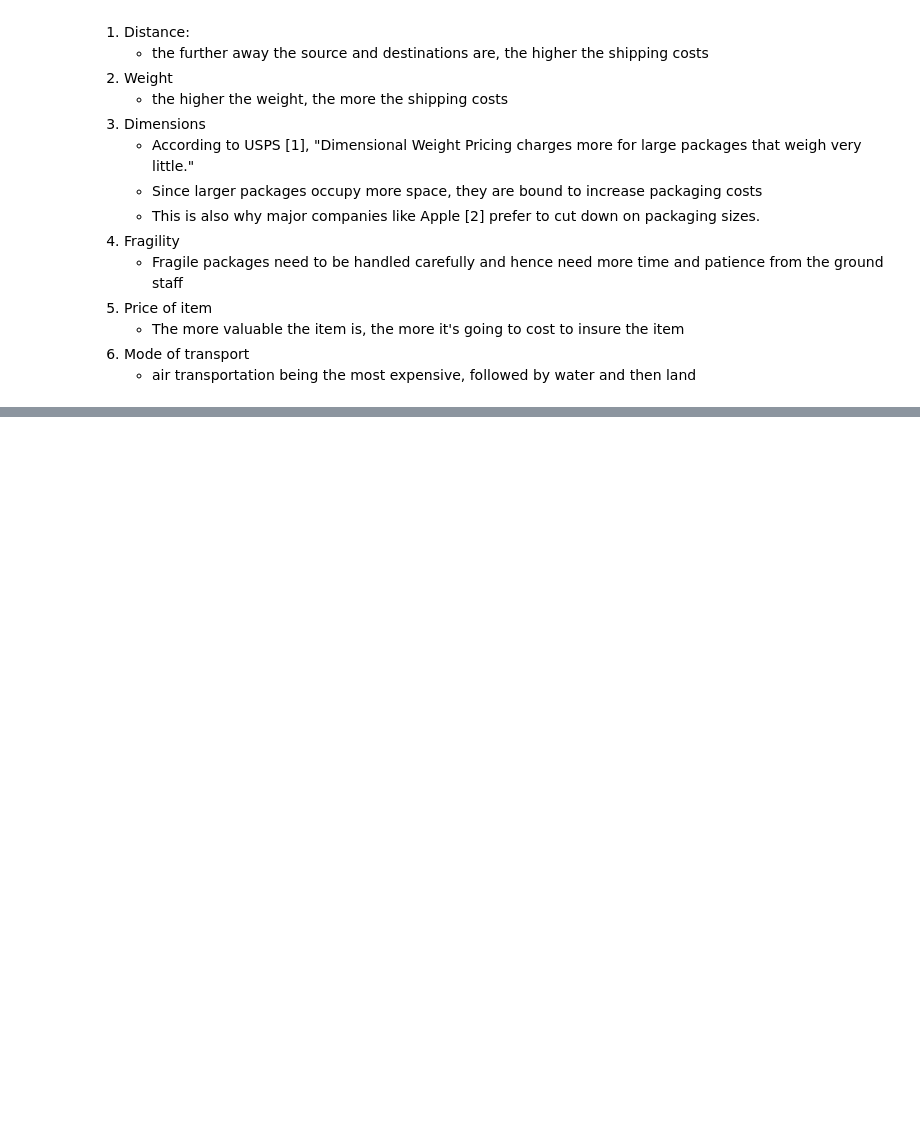
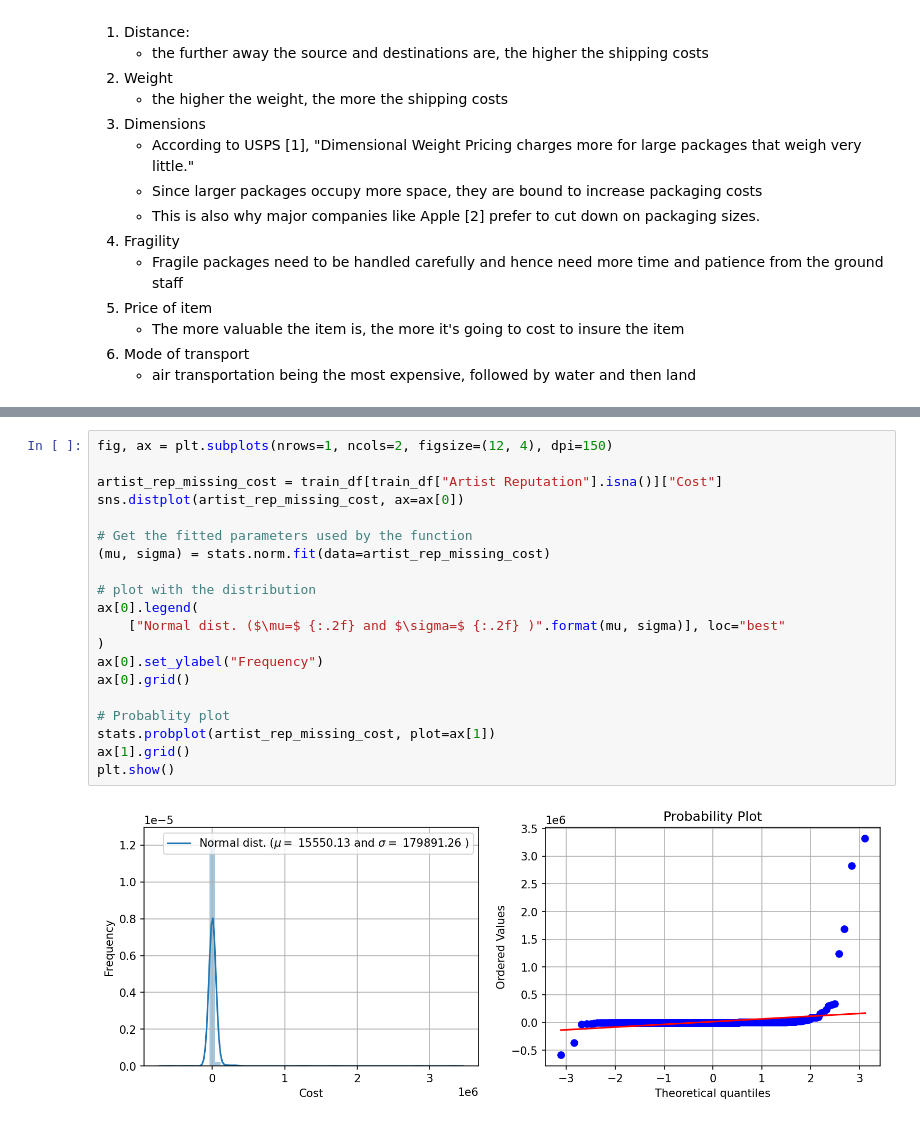
Before and after one commit to jacob5412/HackerEarth-Exhibit-Art, a Jupyter notebook: EDA.ipynb, the cells around one changed output, grey strips where cells are left out. Cells and saved outputs as stored; diff of their text form; blank space fills up the shorter version.

Commit message:
started analyzing missing values

```diff
--- a/EDA.ipynb
+++ b/EDA.ipynb
@@ -60,0 +150,22 @@ train_df.describe()
+# %%
+fig, ax = plt.subplots(nrows=1, ncols=2, figsize=(12, 4), dpi=150)
+
+artist_rep_missing_cost = train_df[train_df["Artist Reputation"].isna()]["Cost"]
+sns.distplot(artist_rep_missing_cost, ax=ax[0])
+
+# Get the fitted parameters used by the function
+(mu, sigma) = stats.norm.fit(data=artist_rep_missing_cost)
+
+# plot with the distribution
+ax[0].legend(
+    ["Normal dist. ($\mu=$ {:.2f} and $\sigma=$ {:.2f} )".format(mu, sigma)], loc="best"
+)
+ax[0].set_ylabel("Frequency")
+ax[0].grid()
+
+# Probablity plot
+stats.probplot(artist_rep_missing_cost, plot=ax[1])
+ax[1].grid()
+plt.show()
+# %% [output]
+[figure, added]
```
Also changed, not shown: parts of 11 cells of this notebook.
